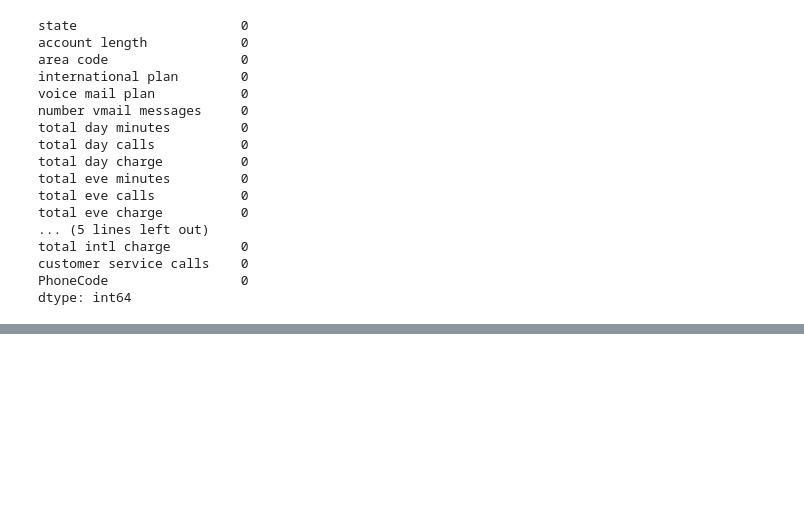
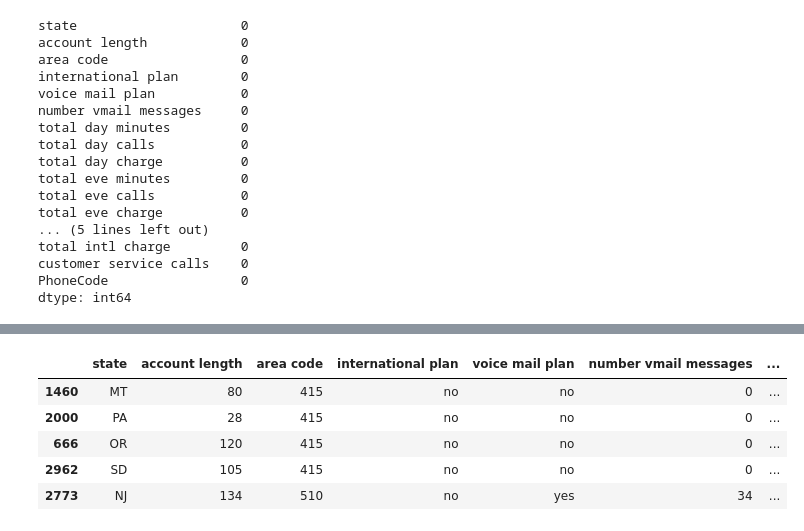
Before and after one commit to Collins-Opiyo/SyriaTelco_Collins_repo-, a Jupyter notebook: index.ipynb, the cells around one changed output, grey strips where cells are left out. Drawn from its saved outputs; the diff is of its cells as text; code cells hidden in the pictures; blank space fills up the shorter version.

```diff
--- a/index.ipynb
+++ b/index.ipynb
@@ -1145,0 +1171,9 @@ dtype: int64
+# %%
+X_train.head()
+# %% [output]
+|  | state | account length | area code | international plan | voice mail plan | number vmail messages | ... |
+| 1460 | MT | 80 | 415 | no | no | 0 | ... |
+| 2000 | PA | 28 | 415 | no | no | 0 | ... |
+| 666 | OR | 120 | 415 | no | no | 0 | ... |
+| 2962 | SD | 105 | 415 | no | no | 0 | ... |
+| 2773 | NJ | 134 | 510 | no | yes | 34 | ... |
```
Also changed, not shown: parts of 5 cells of this notebook.
